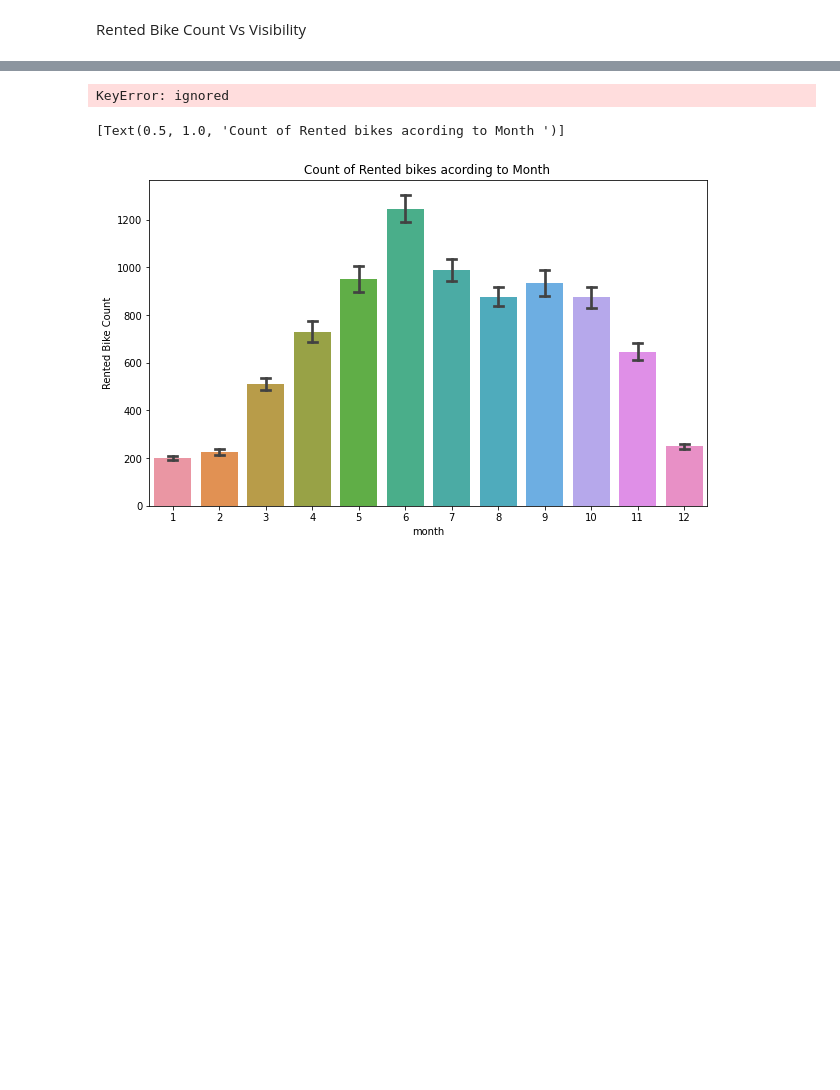
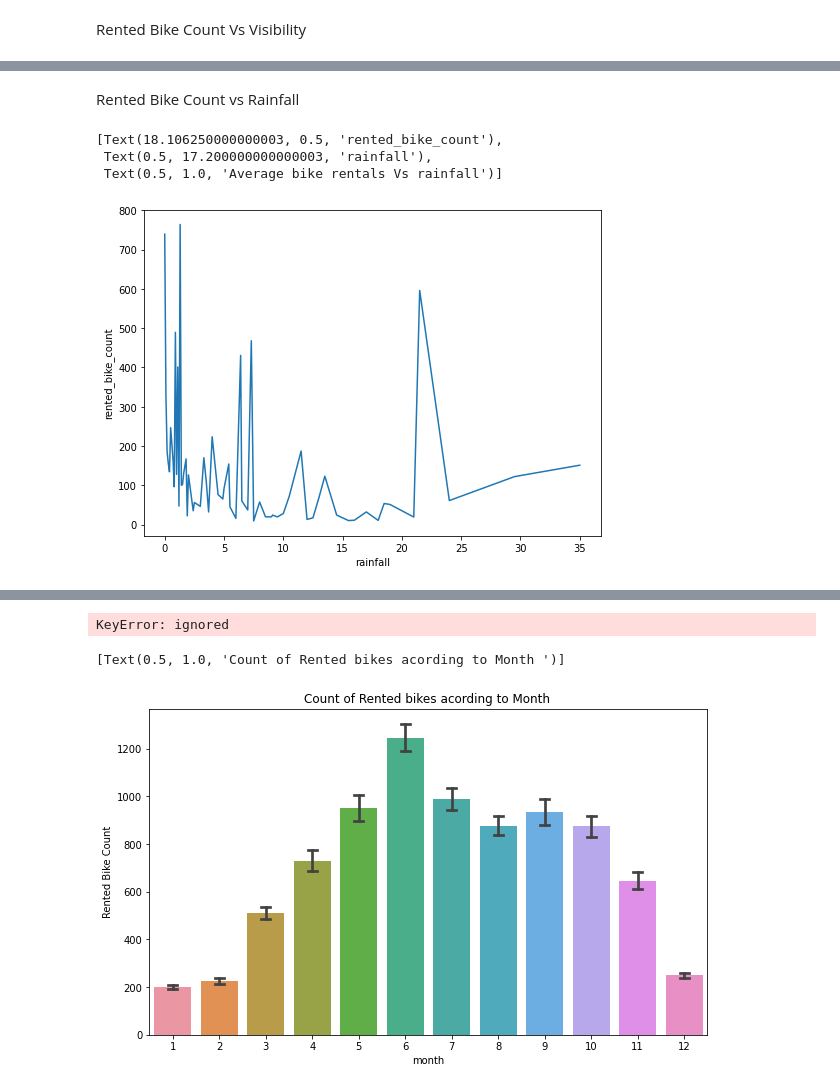
Before and after one commit to Navneet2409/bike-sharing-demand-prediction, a Jupyter notebook: Bike_Sharing_Notebook_Navneet_Keshri.ipynb, the cells around one changed output, grey strips where cells are left out. Saved outputs shown, nothing was run; the diff lists cells and outputs as text; code cells hidden in the pictures; blank space fills up the shorter version.

```diff
--- a/Bike_Sharing_Notebook_Navneet_Keshri.ipynb
+++ b/Bike_Sharing_Notebook_Navneet_Keshri.ipynb
@@ -625,0 +645,14 @@ bike_df.head(3)
+# %% [markdown]
+Rented Bike Count vs Rainfall
+# %%
+# Rented Bike count vs rainfall
+fig = plt.figure(figsize=(18, 6))
+axes = fig.add_subplot(1, 2, 1)
+group_rainfall = bike_df.groupby(['rainfall'])['rented_bike_count'].mean().reset_index()
+sns.lineplot(data = group_rainfall, x ='rainfall', y = 'rented_bike_count')
+ax.set(xlabel='rainfall', ylabel='rented_bike_count', title='Average bike rentals Vs rainfall')
+# %% [output]
+[Text(18.106250000000003, 0.5, 'rented_bike_count'),
+ Text(0.5, 17.200000000000003, 'rainfall'),
+ Text(0.5, 1.0, 'Average bike rentals Vs rainfall')]
+[figure, added]
```
Also changed, not shown: parts of 26 cells of this notebook.
